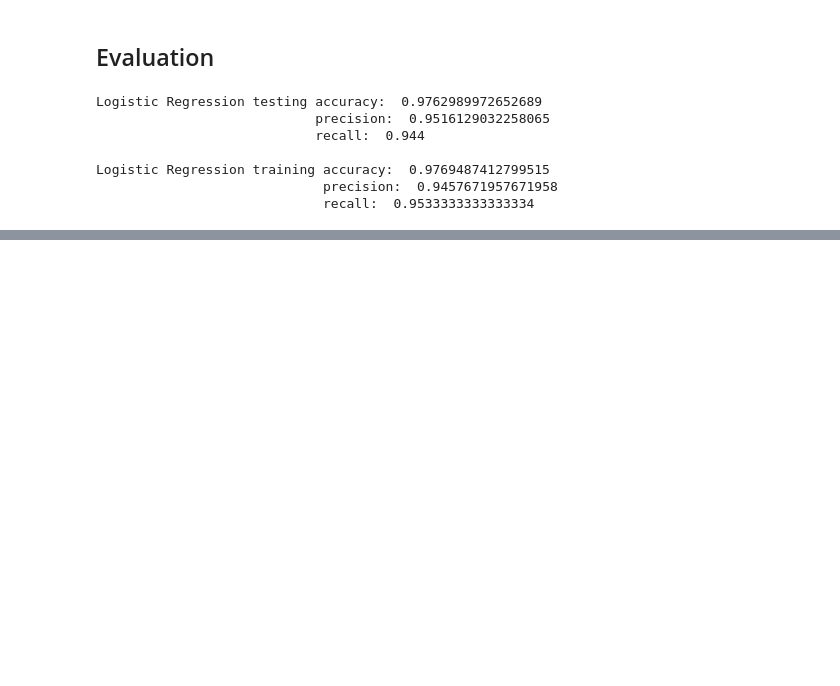
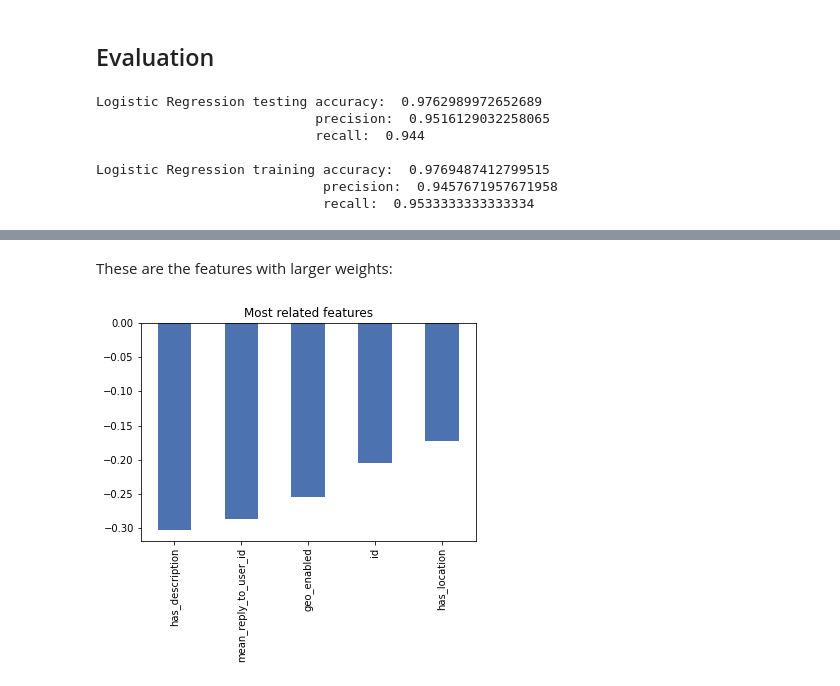
Before and after one commit to viguardieiro/TwitterProject, a Jupyter notebook: Classification_no_NLP.ipynb, the cells around one changed output, grey strips where cells are left out. Cells and saved outputs as stored; diff of their text form; code cells hidden in the pictures; blank space fills up the shorter version.

```diff
--- a/Classification_no_NLP.ipynb
+++ b/Classification_no_NLP.ipynb
@@ -9,6 +9,9 @@ from sklearn.ensemble import RandomForestClassifier
 from sklearn.preprocessing import MinMaxScaler
 from sklearn.preprocessing import StandardScaler
 from sklearn import metrics
+import matplotlib.pyplot as plt
+import seaborn as sns
+plt.style.use('seaborn-deep')
 # %% [markdown]
 # Data preprocessing
 # %% [markdown]
@@ -198,3 +201,14 @@ Random Forest testing accuracy:  0.9908842297174111
 Random Forest training accuracy:  1.0
                        precision:  1.0
                        recall:  1.0
+# %% [markdown]
+These are the features with larger weights:
+# %%
+train_cor = X_train.corrwith(pd.Series(y_train))
+strong_feats = train_cor[train_cor.abs() > 0.1]
+
+ax = strong_feats.sort_values().plot.bar()
+ax.set_title('Most related features')
+plt.savefig('Most_related_features.png')
+# %% [output]
+[figure, added]
```
Also changed, not shown: parts of 2 cells of this notebook.
